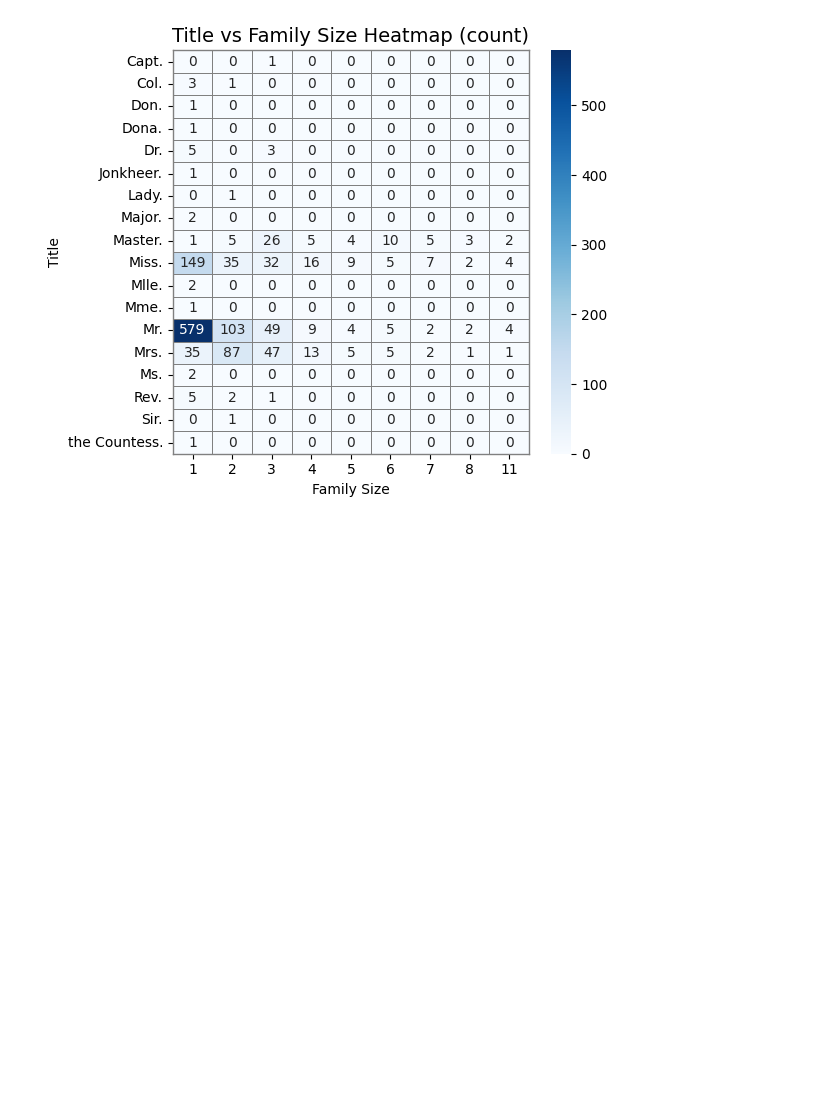
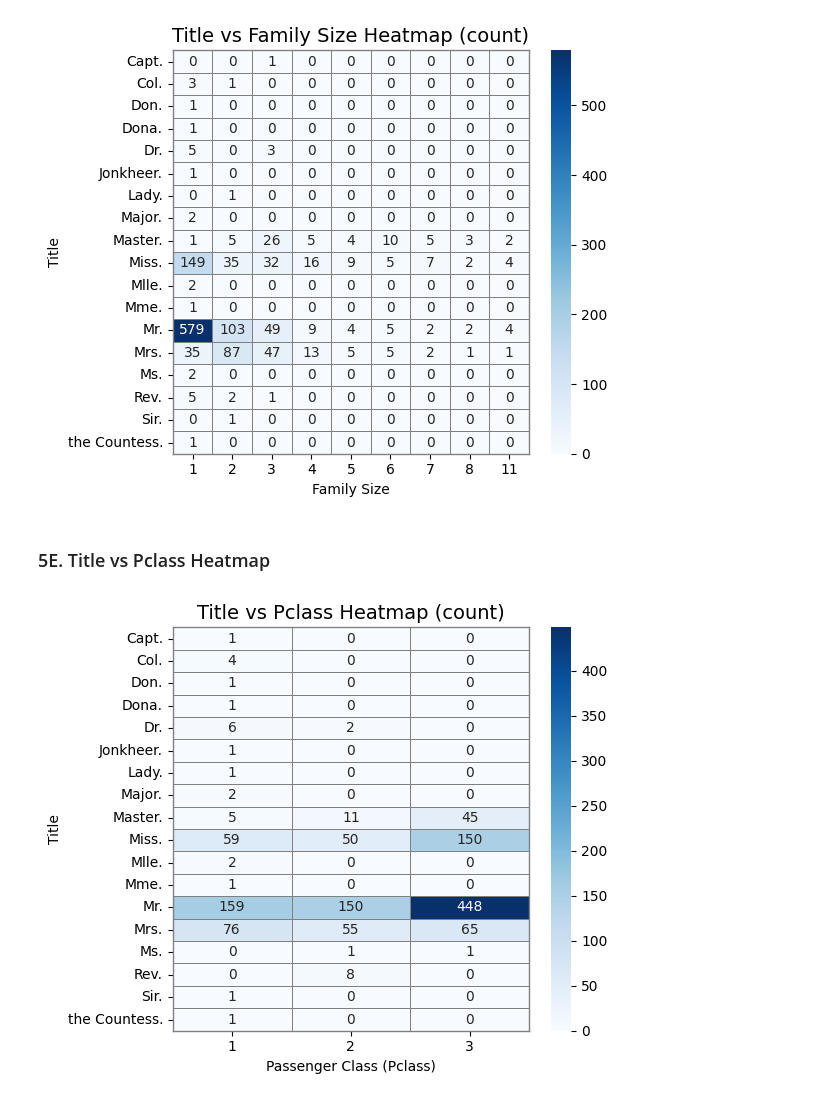
Before and after one commit to powernusa/titanic-eda, a Jupyter notebook: titanic_eda.ipynb, the cells around one changed output. Drawn from its saved outputs; the diff is of its cells as text; code cells hidden in the pictures; blank space fills up the shorter version.

Commit message:
feat: 5E. Title vs Pclass Heatmap

```diff
--- a/titanic_eda.ipynb
+++ b/titanic_eda.ipynb
@@ -857,3 +857,15 @@ plt,_,_ = sns_pivot_heatmap(df_crosstab,
                             title=title,xLabel=xlabel,yLabel=ylabel)
 # %% [output]
 [figure]
+# %% [markdown]
+### 5E. Title vs Pclass Heatmap
+# %%
+df_crosstab = pd.crosstab(all_df["Title"],all_df["Pclass"])
+
+title = "Title vs Pclass Heatmap (count)"
+xlabel, ylabel = "Passenger Class (Pclass)", "Title"
+
+plt,_,_ = sns_pivot_heatmap(df_crosstab,
+                            title=title,xLabel=xlabel,yLabel=ylabel)
+# %% [output]
+[figure, added]
```
Also changed, not shown: parts of 2 cells of this notebook.
